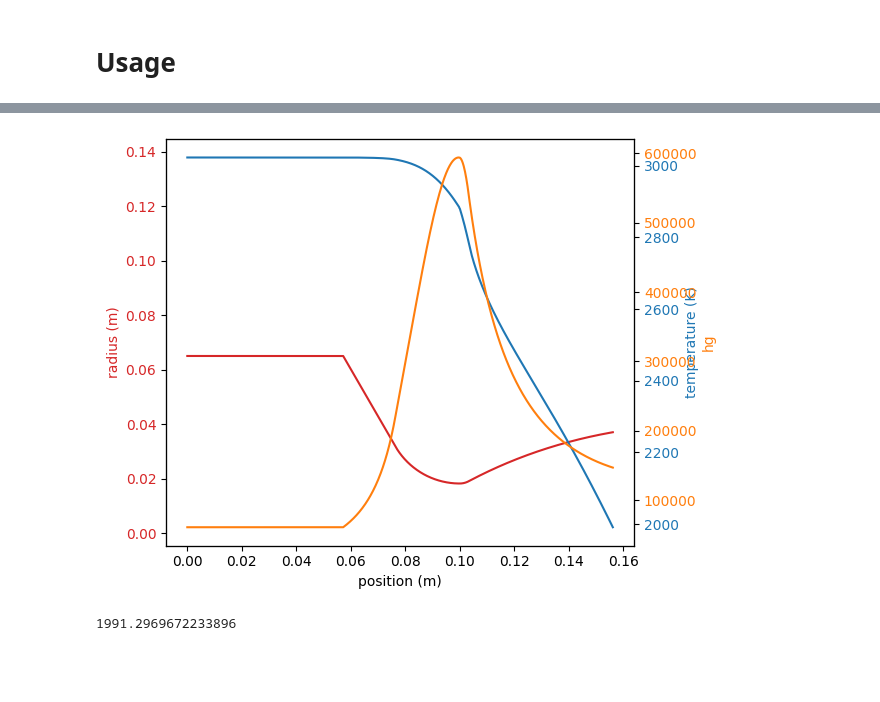
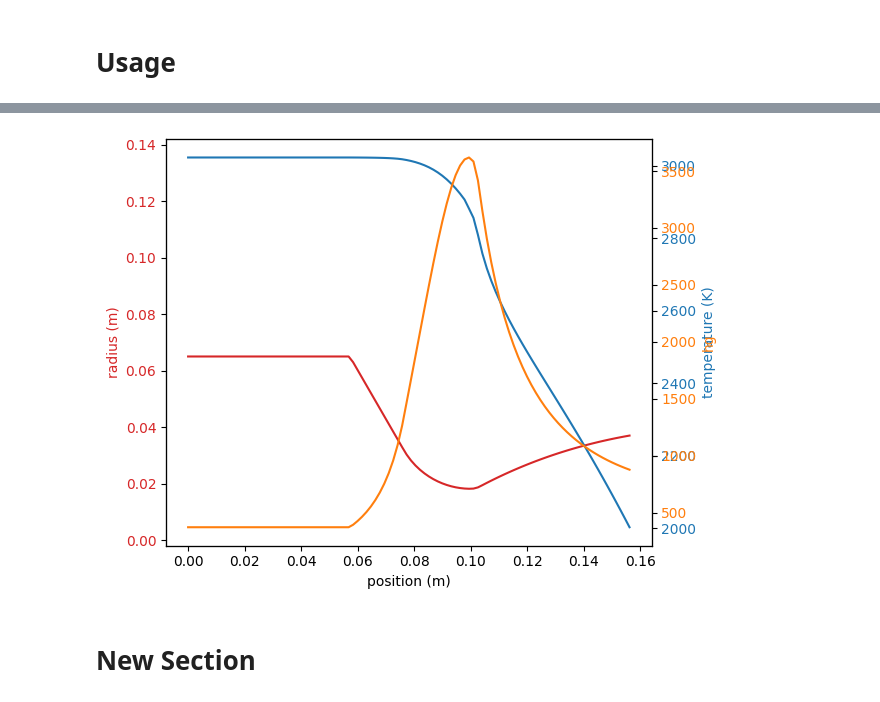
Before and after one commit to LpHiX/EngineThermals, a Jupyter notebook: enginesizer.ipynb, the cells around one changed output, grey strips where cells are left out. Cells and saved outputs as stored; diff of their text form; code cells hidden in the pictures; blank space fills up the shorter version.

```diff
--- a/enginesizer.ipynb
+++ b/enginesizer.ipynb
@@ -63,7 +61,7 @@ class RocketEngine:
                        enthalpy_units='J/g',
                        density_units='kg/m^3',
                        specific_heat_units='J/kg-K',
-                       viscosity_units='millipoise',      # wtf
+                       viscosity_units='lbf-sec/sqin',      # wtf
                        thermal_cond_units='mcal/cm-K-s',  # wtf
                        fac_CR=None,
                        make_debug_prints=False)
@@ -82,7 +80,7 @@ class RocketEngine:
     self.Cp_c, self.Cp_t, self.Cp_e = self.cea.get_HeatCapacities(Pc=Pc, MR=MR, eps=self.eps)
     self.rho_c = self.cea.get_Chamber_Density(Pc=Pc, MR=MR, eps=self.eps)
 
-    _, self.visc, _, self.pr = self.cea.get_Chamber_Transport(Pc=Pc, MR=MR, eps=self.eps)
+    _, self.visc, self.k, self.pr = self.cea.get_Chamber_Transport(Pc=Pc, MR=MR, eps=self.eps)
     self.cstar = self.cea.get_Cstar(Pc=Pc, MR=MR)
     self.isp = self.cea.get_Cstar(Pc=Pc,MR=MR)
 
@@ -155,8 +153,8 @@ def create_contour(engine, chamber_length, radius_cylinder): #chamber_length = L
     contour_parabola[i - 1] = pointinterp(t, parabola_linear0, parabola_linear1)
 
   contour = np.concatenate([contour_cyl, contour_converge_throat, contour_throat_parabola, contour_parabola])
-  final_contour = np.zeros([1000, 2])
-  final_contour[:,0] = np.linspace(contour[:,0].min(), contour[:,0].max(), num=1000)  # Adjust the number of points as needed
+  final_contour = np.zeros([100, 2])
+  final_contour[:,0] = np.linspace(contour[:,0].min(), contour[:,0].max(), num=100)  # Adjust the number of points as needed
   final_contour[:,1] = np.interp(final_contour[:,0], contour[:,0], contour[:,1])
 
   return final_contour
@@ -262,37 +279,36 @@ thanos.debug_print()
 # %%
 from matplotlib import pyplot as plt
 thanos_contour = create_contour(thanos, 0.1, 0.065)
 thanos_thermals = Thermals(thanos, thanos_contour, 0)
 
 fig, ax1 = plt.subplots()
 
 color = 'tab:red'
 ax1.set_xlabel('position (m)')
 ax1.set_ylabel('radius (m)', color=color)
 ax1.plot(thanos_contour[:,0], thanos_contour[:,1], color=color)
 ax1.tick_params(axis='y', labelcolor=color)
 ax1.set_aspect('equal', adjustable='box')
 ax1.set_ylim(0, 0.14)
 
 ax2 = ax1.twinx()  # instantiate a second axes that shares the same x-axis
 color = 'tab:blue'
 ax2.set_ylabel('temperature (K)', color=color)  # we already handled the x-label with ax1
-ax2.plot(thanos_contour[:,0], thanos_thermals.temperature[:,0], color=color)
+ax2.plot(thanos_contour[:,0], thanos_thermals.T[:,1], color=color)
 ax2.tick_params(axis='y', labelcolor=color)
 
 ax3 = ax1.twinx()  # instantiate a second axes that shares the same x-axis
 color = 'tab:orange'
 ax3.set_ylabel('hg', color=color)  # we already handled the x-label with ax1
-ax3.plot(thanos_contour[:,0], thanos_thermals.hg[:,0], color=color)
+ax3.plot(thanos_contour[:,0], thanos_thermals.hg1[:,1], color=color)
 ax3.tick_params(axis='y', labelcolor=color)
 
+#ax3.plot(thanos_contour[:,0], thanos_thermals.hg2[:,1], color=color)
 
 #ax1.set_aspect('equal', adjustable='box')
 fig.tight_layout()  # otherwise the right y-label is slightly clipped
 plt.show()
 # %% [output]
-[figure, old version]
+[figure, new version]
-# %%
-thanos_thermals.temperature[-1,1]
-# %% [output]
-1991.2969672233896
+# %% [markdown]
+# New Section
```
Also changed, not shown: parts of 5 cells of this notebook.
